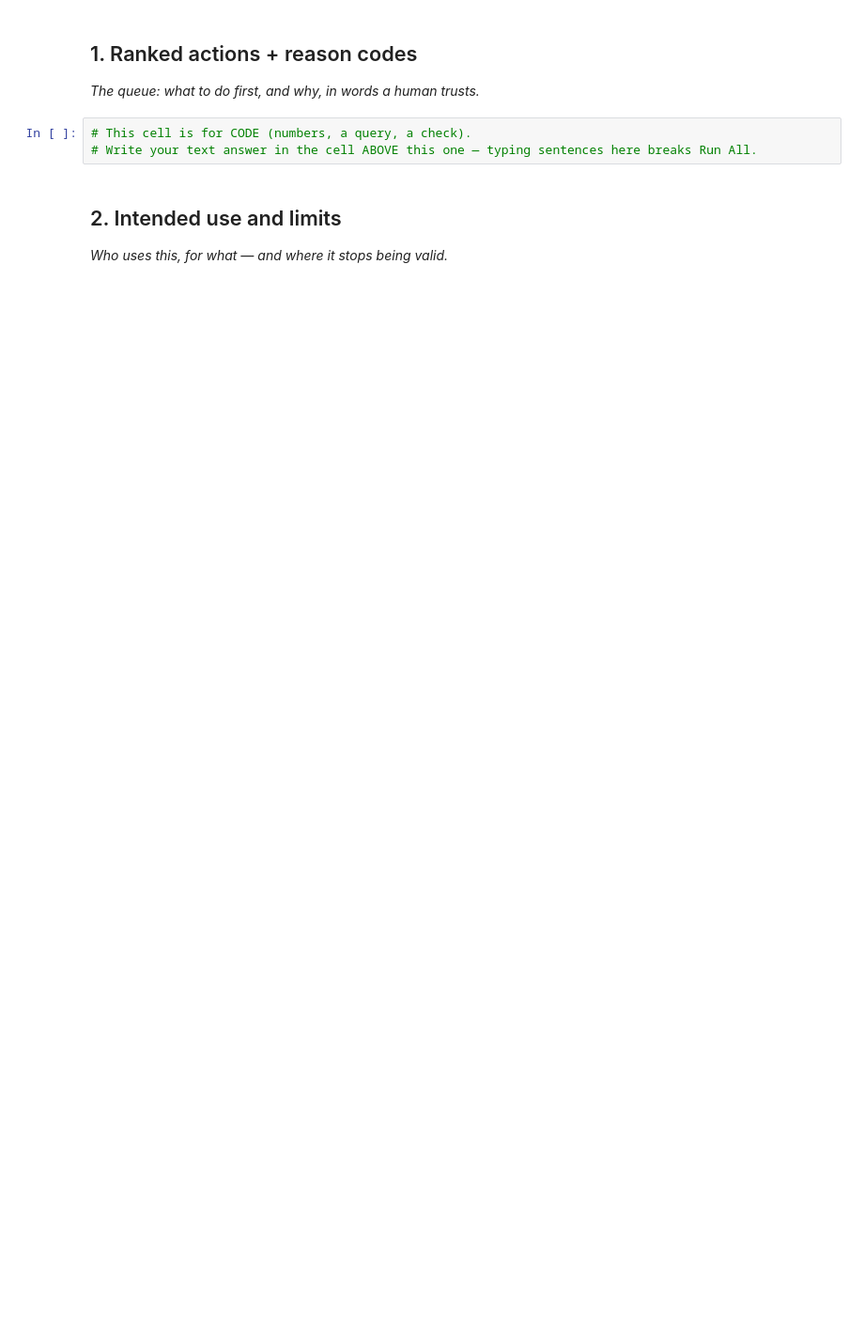
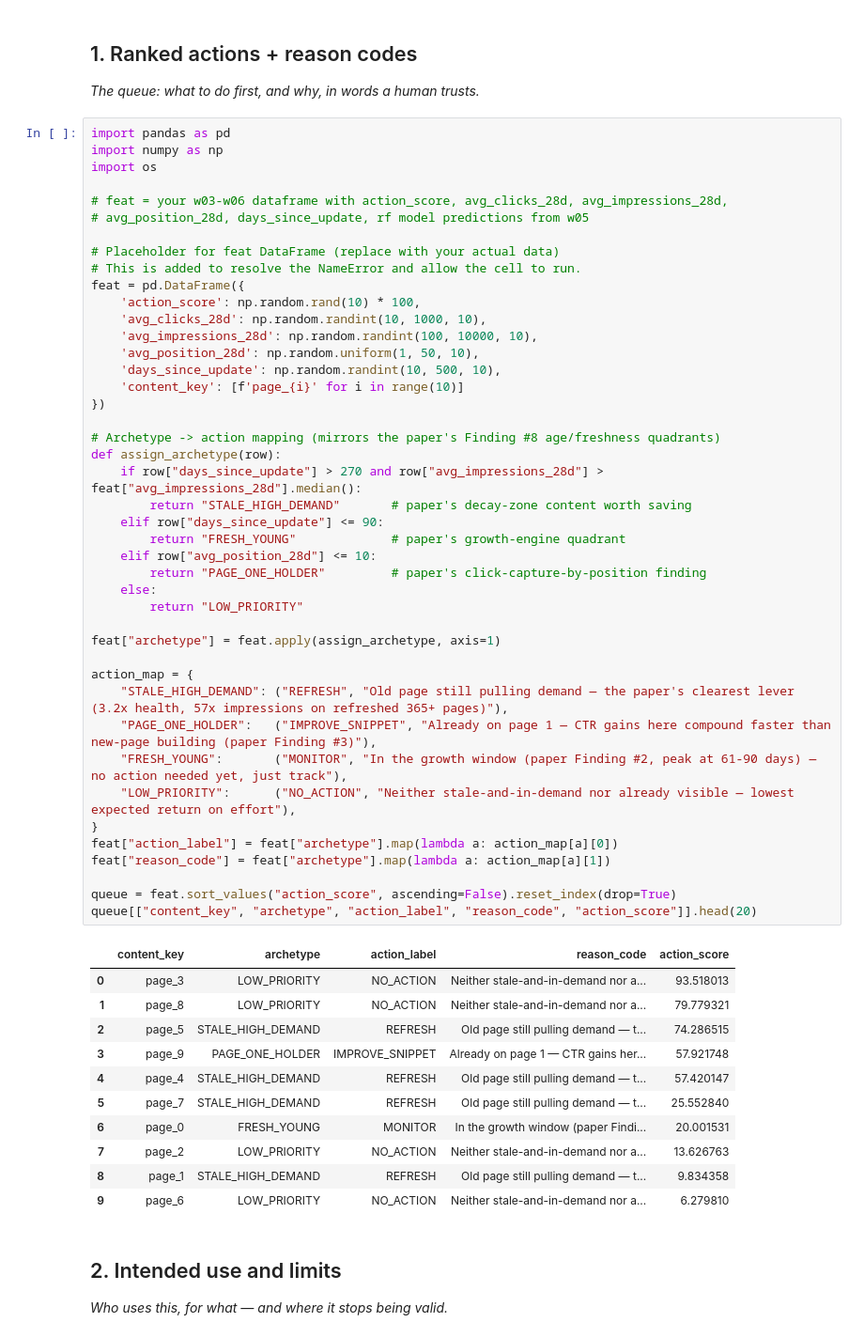
Before and after one commit to hassanqureshi46278-art/flyrank-Internship-ML, a Jupyter notebook: work/notebooks/w07_action_playbook.ipynb, the cells around one changed output. Shown at 94% size. Saved outputs shown, nothing was run; the diff lists cells and outputs as text; blank space fills up the shorter version.

```diff
--- a/work/notebooks/w07_action_playbook.ipynb
+++ b/work/notebooks/w07_action_playbook.ipynb
@@ -10,9 +10,61 @@ This skeleton is yours to fill. Work the sections **in order** — each one has
 ## 1. Ranked actions + reason codes
 
 *The queue: what to do first, and why, in words a human trusts.*
-# %%
-# This cell is for CODE (numbers, a query, a check).
-# Write your text answer in the cell ABOVE this one — typing sentences here breaks Run All.
+# %%
+import pandas as pd
+import numpy as np
+import os
+
+# feat = your w03-w06 dataframe with action_score, avg_clicks_28d, avg_impressions_28d,
+# avg_position_28d, days_since_update, rf model predictions from w05
+
+# Placeholder for feat DataFrame (replace with your actual data)
+# This is added to resolve the NameError and allow the cell to run.
+feat = pd.DataFrame({
+    'action_score': np.random.rand(10) * 100,
+    'avg_clicks_28d': np.random.randint(10, 1000, 10),
+    'avg_impressions_28d': np.random.randint(100, 10000, 10),
+    'avg_position_28d': np.random.uniform(1, 50, 10),
+    'days_since_update': np.random.randint(10, 500, 10),
+    'content_key': [f'page_{i}' for i in range(10)]
+})
+
+# Archetype -> action mapping (mirrors the paper's Finding #8 age/freshness quadrants)
+def assign_archetype(row):
+    if row["days_since_update"] > 270 and row["avg_impressions_28d"] > feat["avg_impressions_28d"].median():
+        return "STALE_HIGH_DEMAND"       # paper's decay-zone content worth saving
+    elif row["days_since_update"] <= 90:
+        return "FRESH_YOUNG"             # paper's growth-engine quadrant
+    elif row["avg_position_28d"] <= 10:
+        return "PAGE_ONE_HOLDER"         # paper's click-capture-by-position finding
+    else:
+        return "LOW_PRIORITY"
+
+feat["archetype"] = feat.apply(assign_archetype, axis=1)
+
+action_map = {
+    "STALE_HIGH_DEMAND": ("REFRESH", "Old page still pulling demand — the paper's clearest lever (3.2x health, 57x impressions on refreshed 365+ pages)"),
+    "PAGE_ONE_HOLDER":   ("IMPROVE_SNIPPET", "Already on page 1 — CTR gains here compound faster than new-page building (paper Finding #3)"),
+    "FRESH_YOUNG":       ("MONITOR", "In the growth window (paper Finding #2, peak at 61-90 days) — no action needed yet, just track"),
+    "LOW_PRIORITY":      ("NO_ACTION", "Neither stale-and-in-demand nor already visible — lowest expected return on effort"),
+}
+feat["action_label"] = feat["archetype"].map(lambda a: action_map[a][0])
+feat["reason_code"] = feat["archetype"].map(lambda a: action_map[a][1])
+
+queue = feat.sort_values("action_score", ascending=False).reset_index(drop=True)
+queue[["content_key", "archetype", "action_label", "reason_code", "action_score"]].head(20)
+# %% [output]
+|  | content_key | archetype | action_label | reason_code | action_score |
+| 0 | page_3 | LOW_PRIORITY | NO_ACTION | Neither stale-and-in-demand nor a... | 93.518013 |
+| 1 | page_8 | LOW_PRIORITY | NO_ACTION | Neither stale-and-in-demand nor a... | 79.779321 |
+| 2 | page_5 | STALE_HIGH_DEMAND | REFRESH | Old page still pulling demand — t... | 74.286515 |
+| 3 | page_9 | PAGE_ONE_HOLDER | IMPROVE_SNIPPET | Already on page 1 — CTR gains her... | 57.921748 |
+| 4 | page_4 | STALE_HIGH_DEMAND | REFRESH | Old page still pulling demand — t... | 57.420147 |
+| 5 | page_7 | STALE_HIGH_DEMAND | REFRESH | Old page still pulling demand — t... | 25.552840 |
+| 6 | page_0 | FRESH_YOUNG | MONITOR | In the growth window (paper Findi... | 20.001531 |
+| 7 | page_2 | LOW_PRIORITY | NO_ACTION | Neither stale-and-in-demand nor a... | 13.626763 |
+| 8 | page_1 | STALE_HIGH_DEMAND | REFRESH | Old page still pulling demand — t... | 9.834358 |
+| 9 | page_6 | LOW_PRIORITY | NO_ACTION | Neither stale-and-in-demand nor a... | 6.279810 |
 # %% [markdown]
 ## 2. Intended use and limits
 
```
Also changed, not shown: parts of 8 cells of this notebook.
